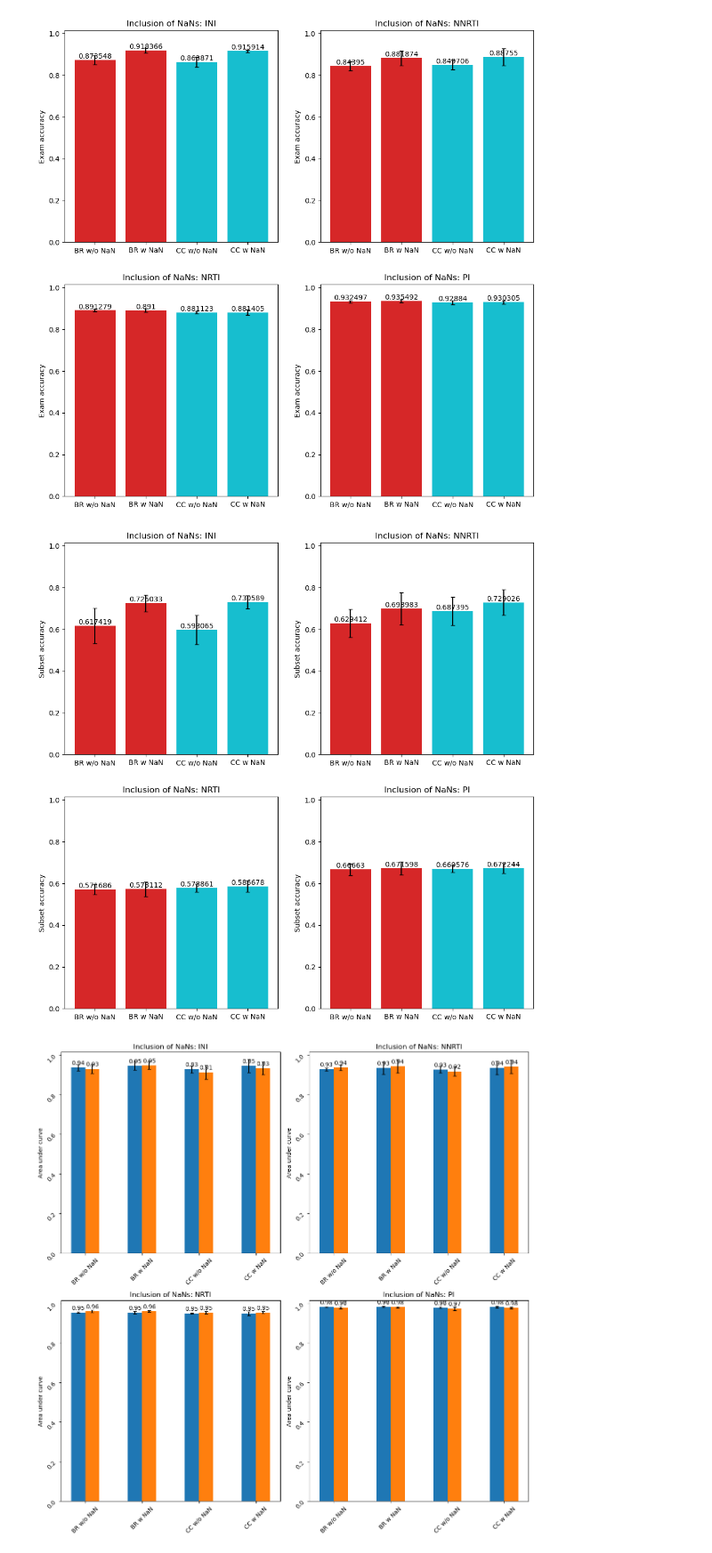
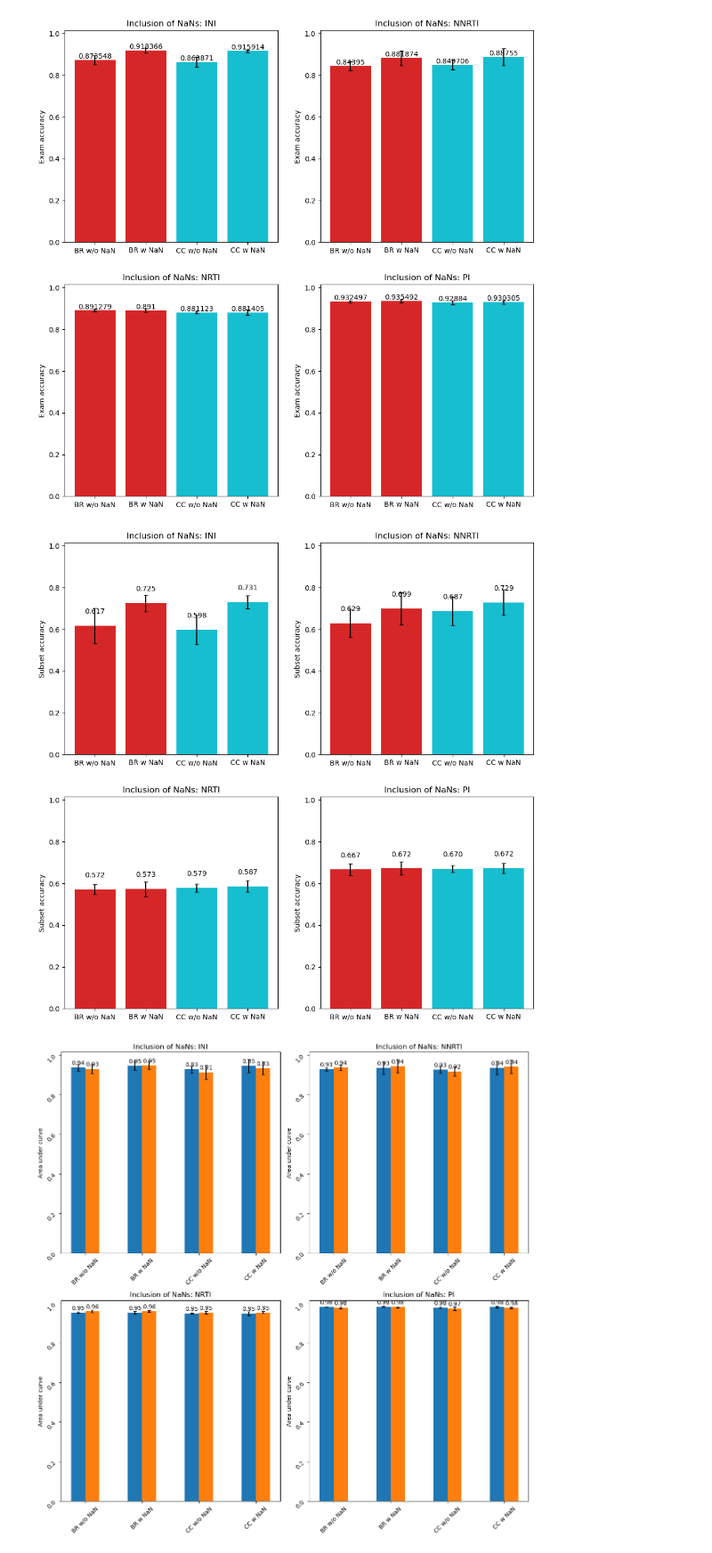
Before and after one commit to FloAvis/Masterthesis_TabPFN_HIV, a Jupyter notebook: statistics/PT_statistics.ipynb, the cells around one changed output. Shown at 89% size. Cells and saved outputs as stored; diff of their text form; code cells hidden in the pictures.

```diff
--- a/statistics/PT_statistics.ipynb
+++ b/statistics/PT_statistics.ipynb
@@ -44,7 +44,7 @@ filepath_list_ml = [ini_results_filepath_ml, nnrti_results_filepath_ml, nrti_res
 ## Binary relevance with TabPFN predicts labels on par with state of the art
 # %%
 
-
+"""
 ml_models = ["BR_LR", "BR_XGB", "BR_forest", "CC_LR", "CC_xgb", "CC_forest", "Rakeld_lr", "Rakeld_xgb", "Rakeld_forest", "DELA"]
 
 ending = "_5_fold.csv"
@@ -63,7 +63,7 @@ tmp_sub_accs_fold_mean, tmp_sub_accs_fold_std = result_handler.calc_metrics(file
 df_sub_accs_groups_mean = pd.DataFrame(sub_accs_fold_mean)
 df_sub_accs_groups_std = pd.DataFrame(sub_accs_fold_std)
 
-
+"""
 models_w_TabPFN = ["BR TabPFN", "BR TabICL"]
 
 color = ["tab:blue"] * 3 + ["tab:purple"] * 3 + ["tab:olive"] * 3 + ["tab:pink"] + ["tab:red"] * 2
@@ -81,7 +81,7 @@ for i, drug in enumerate(df_sub_accs_groups_mean.columns.values.tolist()):
     axs[i].errorbar(labels, df_sub_accs_groups_mean[drug], yerr=df_sub_accs_groups_std[drug],capsize=3, fmt="none", ecolor="black")
 
 
-    axs[i].bar_label(p, label_type="edge", padding=10, fmt="%.3f")
+    axs[i].bar_label(p, label_type="edge", padding=12, fmt="%.3f")
 
     #axs[i].set_xticks(x)
     #axs[i].set_xticklabels(target_ml["Drug"])
@@ -91,9 +91,9 @@ for i, drug in enumerate(df_sub_accs_groups_mean.columns.values.tolist()):
     axs[i].set_title('Comparison Binary relevance differing predictors: ' + drug)
 
 fig.tight_layout()
-plt.show()
+#plt.show()
 
-#plt.savefig("../figures/02_BR_benchmark_soa/Benchmark_comp_BR_exam_acc.png")
+plt.savefig("../figures/02_BR_benchmark_soa/Benchmark_comp_BR_exam_acc.png")
 # %% [output]
 [figure]
 # %%
@@ -378,37 +463,37 @@ df_sub_accs_groups_mean = pd.DataFrame(tmp_sub_accs_fold_mean)
 df_sub_accs_groups_std = pd.DataFrame(tmp_sub_accs_fold_std)
 
 #plt.bar(df_sub_accs)
 
 models_w_TabPFN = ["BR w/o NaN", "BR w NaN", "CC w/o NaN", "CC w NaN"]
 
 color = ["tab:red"] * 2 + ["tab:cyan"] * 2
 
 fig, axs = plt.subplots(2, 2, figsize=(12, 12))
 
 axs = axs.flatten()
 
 for i, drug in enumerate(df_sub_accs_groups_mean.columns.values.tolist()):
 
     #print(axs[i])
     #print(i)
 
     p = axs[i].bar(models_w_TabPFN, df_sub_accs_groups_mean[drug], color=color)
     axs[i].errorbar(models_w_TabPFN, df_sub_accs_groups_mean[drug], yerr=df_sub_accs_groups_std[drug],capsize=3, fmt="none", ecolor="black")
 
-    axs[i].bar_label(p, label_type="edge")
+    axs[i].bar_label(p, label_type="edge", fmt='%.3f', padding=15)
 
     #axs[i].set_xticks(x)
     #axs[i].set_xticklabels(target_ml["Drug"])
     axs[i].set_ylabel('Subset accuracy')
     axs[i].set_ylim(0, 1.015)
     axs[i].set_title('Inclusion of NaNs: ' + drug)
 
 
 
-plt.show()
-#plt.savefig("../figures/04_Incl_NaN/Incl_NaN_Exam_Acc.png")
+#plt.show()
+plt.savefig("../figures/04_Incl_NaN/Incl_NaN_subset_Acc.png")
 # %% [output]
-[figure, old version]
+[figure, new version]
 # %%
 
 files = ["Binary_Relevance_probabilities_5_fold_MOC_prediction_new_save.csv", "Binary_Relevance_probabilities_5_fold_homebrew_prediction_new_save.csv", "Classifier_Chain_probabilities_5_fold_homebrew_prediction_woNaN_new_save.csv", "Classifier_Chain_probabilities_5_fold_homebrew_prediction_new_save.csv"]
```
Also changed, not shown: parts of 9 cells of this notebook, 2 other files.
